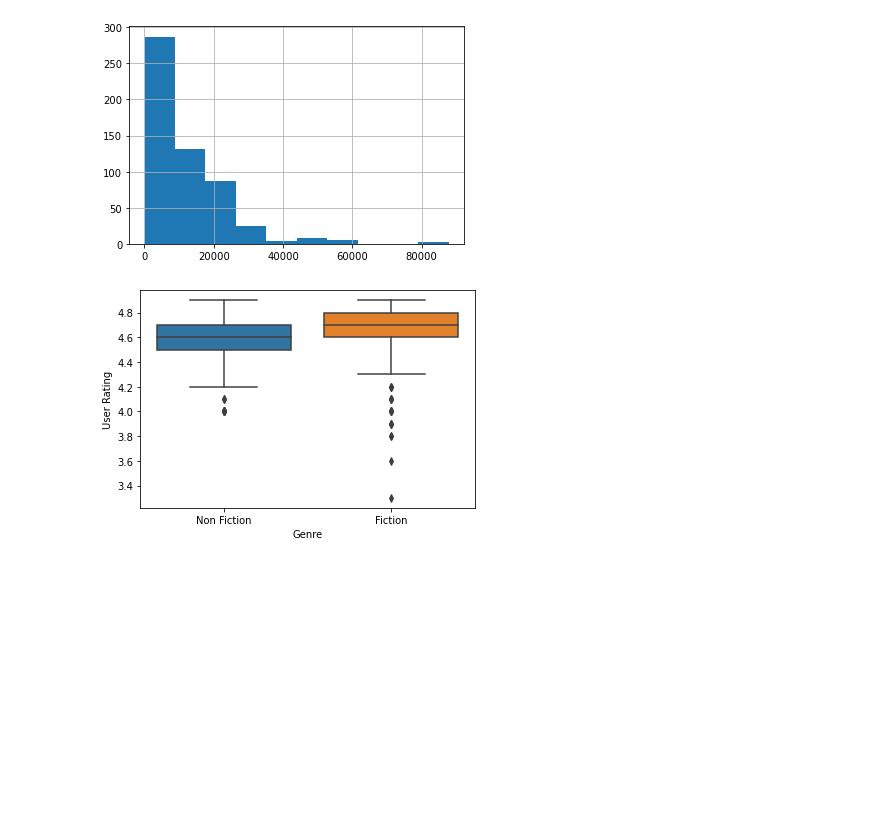
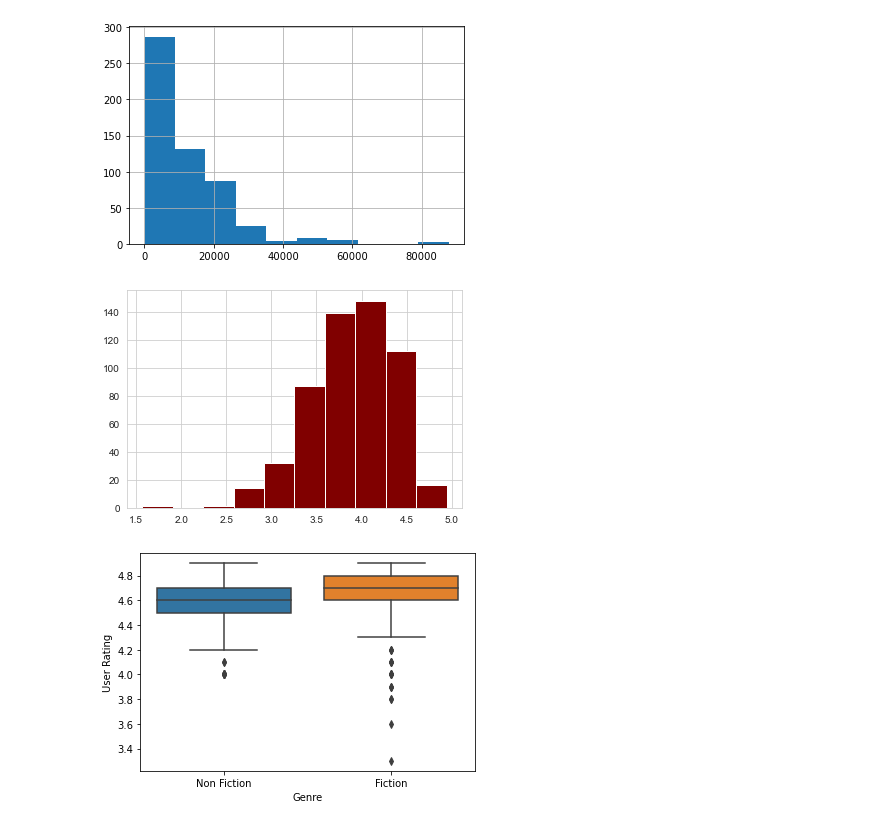
Before and after one commit to Charles2005/Amazon-Bestselling-Books-EDA, a Jupyter notebook: Files/Amazon-Top-Books-EDA.ipynb, the cells around one changed output. Cells and saved outputs as stored; diff of their text form; code cells hidden in the pictures; blank space fills up the shorter version.

Commit message:
Added more visualization

```diff
--- a/Files/Amazon-Top-Books-EDA.ipynb
+++ b/Files/Amazon-Top-Books-EDA.ipynb
@@ -201,6 +205,11 @@ df["User Rating"].hist();
 df["Reviews"].hist();
 # %% [output]
 [figure]
+# %%
+df_log_reviews = np.log10(df["Reviews"])
+plt.hist(df_log_reviews, bins=10, color="maroon");
+# %% [output]
+[figure, added]
 # %%
 sns.boxplot(x="Genre", y=df["User Rating"], data=df);
 # %% [output]
```
Also changed, not shown: parts of 11 cells of this notebook.
